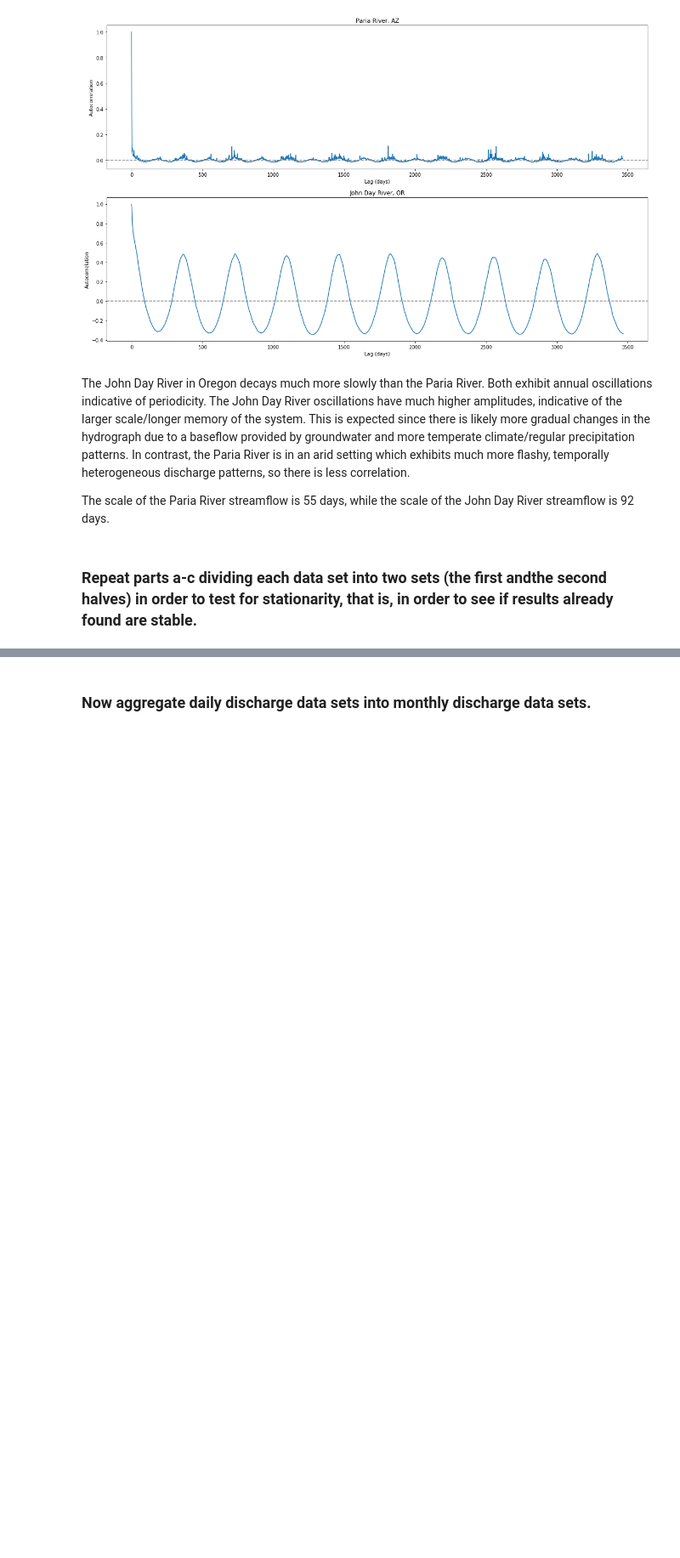
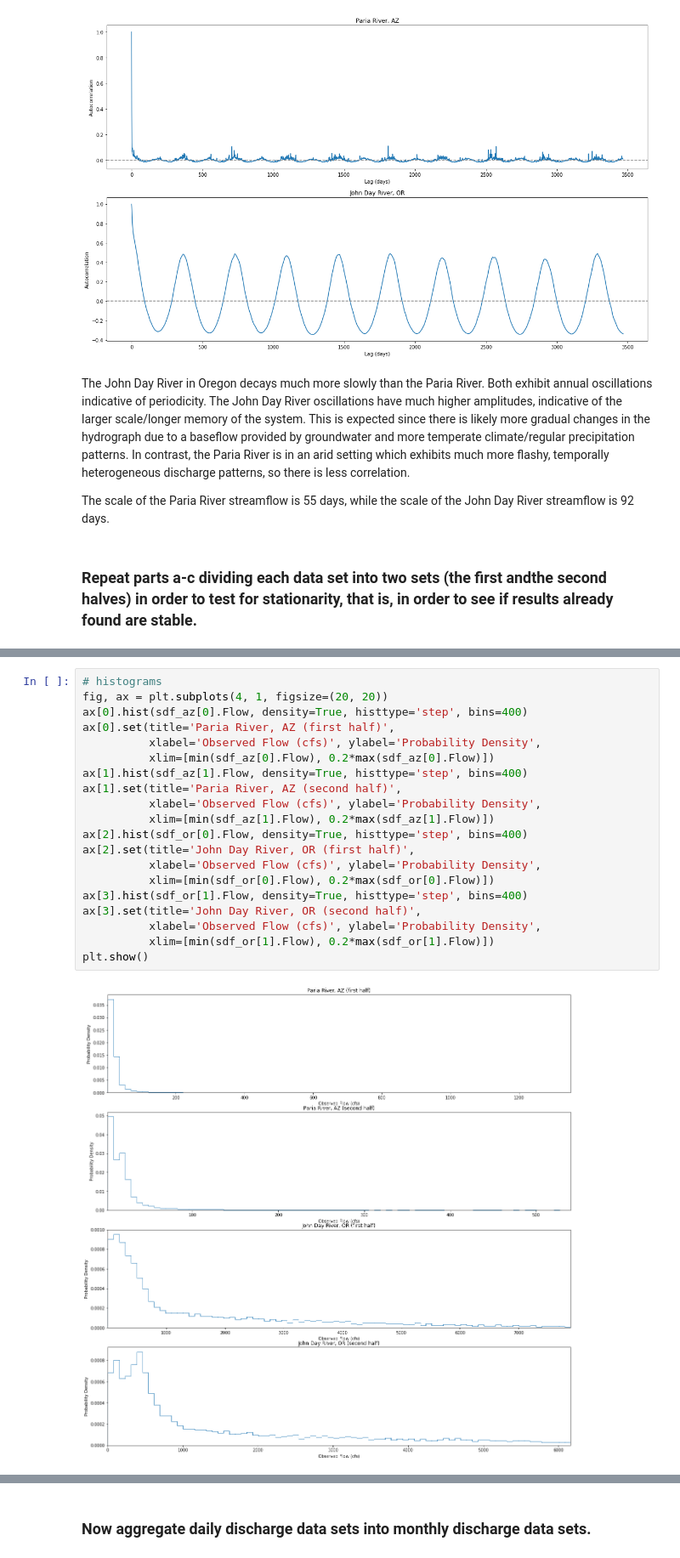
Before and after one commit to klarrieu/HYD142, a Jupyter notebook: Project.ipynb, the cells around one changed output, grey strips where cells are left out. Shown at 85% size. Cells and saved outputs as stored; diff of their text form; blank space fills up the shorter version.

```diff
--- a/Project.ipynb
+++ b/Project.ipynb
@@ -93,0 +111,22 @@ The scale of the Paria River streamflow is 55 days, while the scale of the John
+# %%
+# histograms
+fig, ax = plt.subplots(4, 1, figsize=(20, 20))
+ax[0].hist(sdf_az[0].Flow, density=True, histtype='step', bins=400)
+ax[0].set(title='Paria River, AZ (first half)',
+          xlabel='Observed Flow (cfs)', ylabel='Probability Density',
+          xlim=[min(sdf_az[0].Flow), 0.2*max(sdf_az[0].Flow)])
+ax[1].hist(sdf_az[1].Flow, density=True, histtype='step', bins=400)
+ax[1].set(title='Paria River, AZ (second half)',
+          xlabel='Observed Flow (cfs)', ylabel='Probability Density',
+          xlim=[min(sdf_az[1].Flow), 0.2*max(sdf_az[1].Flow)])
+ax[2].hist(sdf_or[0].Flow, density=True, histtype='step', bins=400)
+ax[2].set(title='John Day River, OR (first half)',
+          xlabel='Observed Flow (cfs)', ylabel='Probability Density',
+          xlim=[min(sdf_or[0].Flow), 0.2*max(sdf_or[0].Flow)])
+ax[3].hist(sdf_or[1].Flow, density=True, histtype='step', bins=400)
+ax[3].set(title='John Day River, OR (second half)',
+          xlabel='Observed Flow (cfs)', ylabel='Probability Density',
+          xlim=[min(sdf_or[1].Flow), 0.2*max(sdf_or[1].Flow)])
+plt.show()
+# %% [output]
+[figure, added]
```
Also changed, not shown: parts of 27 cells of this notebook.
